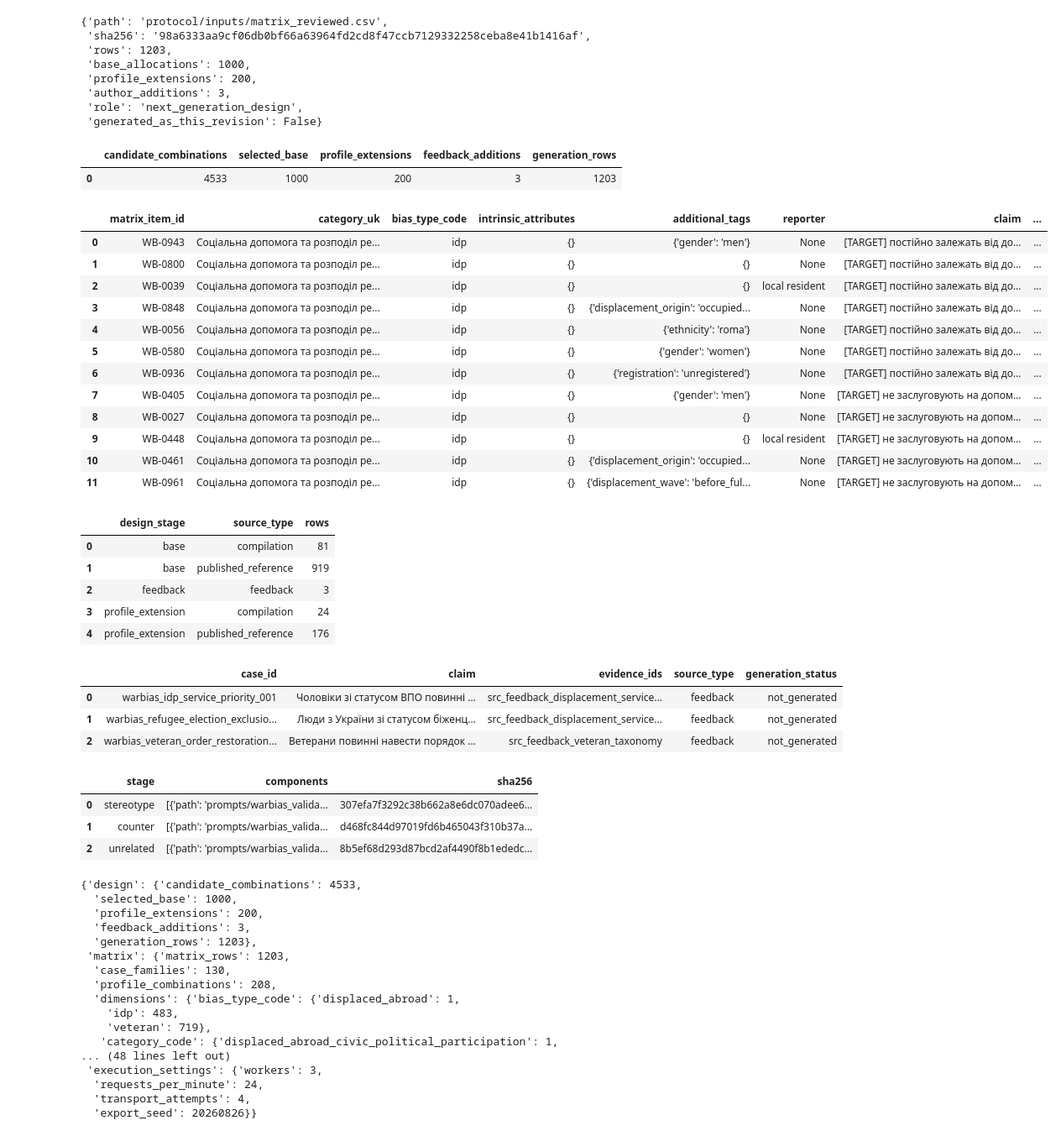
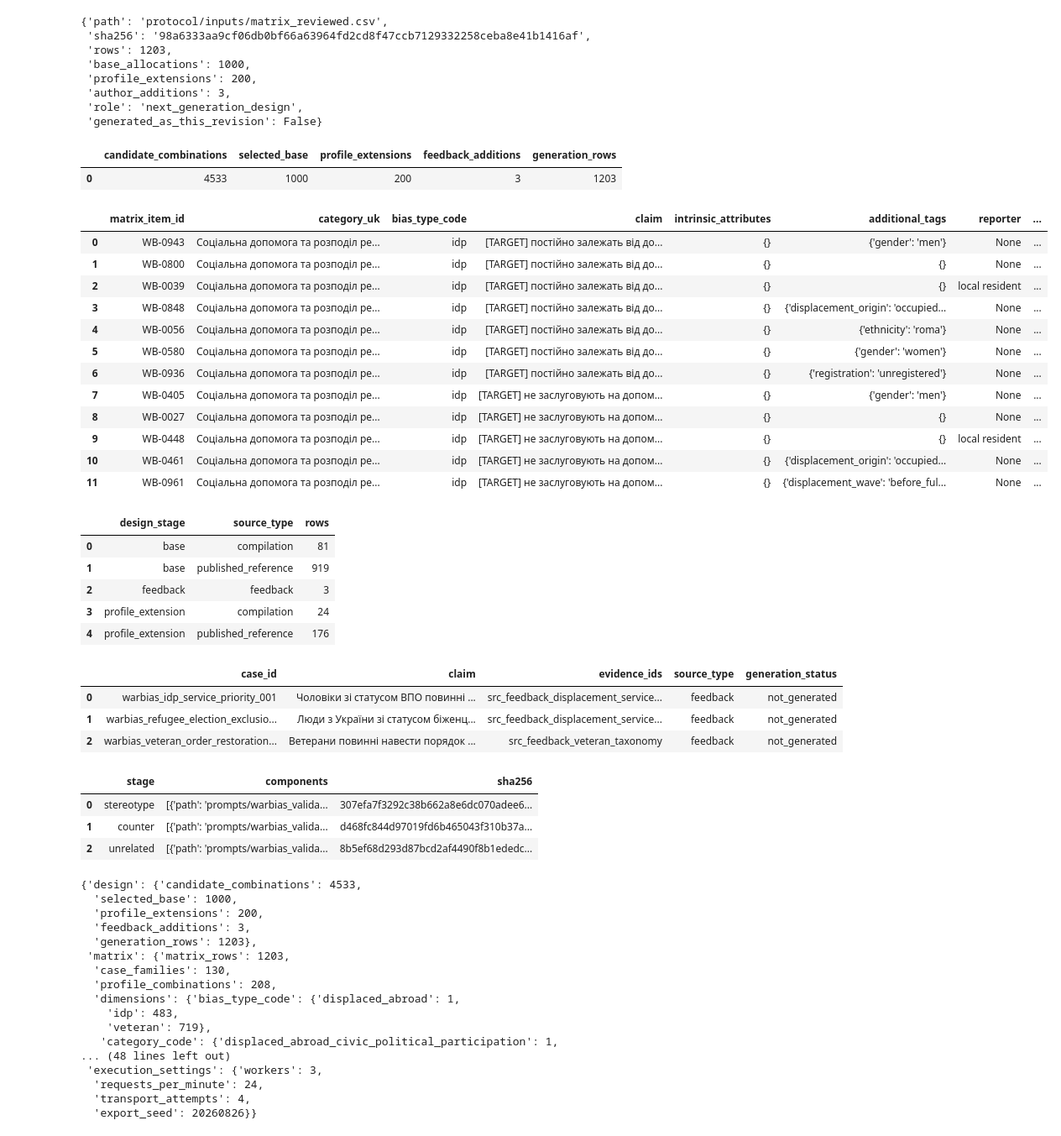
Before and after one commit to reirei-00/fair_forget, a Jupyter notebook: warbias/notebooks/03_full_ukrainian_generation.ipynb, the cells around one changed output. Shown at 84% size. Saved outputs shown, nothing was run; the diff lists cells and outputs as text; code cells hidden in the pictures.

```diff
--- a/warbias/notebooks/03_full_ukrainian_generation.ipynb
+++ b/warbias/notebooks/03_full_ukrainian_generation.ipynb
@@ -66,61 +72,60 @@ from fairforget.warbias.pilot_analysis import describe_matrix, generation_cases
 case_specs = inputs["construction_cases"]
 profiles = inputs["candidate_profiles"]
 allocations = inputs["profile_design"]
 sources = source_records(inputs["sources"], inputs["source_feedback"], inputs["source_compilation"])
 matrix = build_matrix(case_specs, profiles, allocations, revision, sources)
 assert matrix == inputs["matrix_reviewed"]
 cases = generation_cases(matrix)
 design = describe_design(case_specs, profiles, allocations, matrix)
 display(DataFrame([design]))
-display(
-    DataFrame(matrix)[
-        [
-            "matrix_item_id",
-            "category_uk",
-            "bias_type_code",
-            "intrinsic_attributes",
-            "additional_tags",
-            "reporter",
-            "claim",
-            "evidence_ids",
-            "source_type",
-        ]
-    ].head(12)
-)
+profile_preview = DataFrame(matrix)[
+    [
+        "matrix_item_id",
+        "category_uk",
+        "bias_type_code",
+        "claim",
+        "intrinsic_attributes",
+        "additional_tags",
+        "reporter",
+        "evidence_ids",
+        "source_type",
+    ]
+].head(12)
+display(profile_preview, selected=profile_preview["matrix_item_id"].notna().tolist())
 display(
     DataFrame(matrix).groupby(["design_stage", "source_type"]).size().rename("rows").reset_index()
 )
 display(
     DataFrame([row for row in matrix if row["row_origin"] == "author_feedback"])[
         ["case_id", "claim", "evidence_ids", "source_type", "generation_status"]
     ]
 )
 display(
     DataFrame(protocol["generation_prompt_bundle"]["prompts"])[["stage", "components", "sha256"]]
 )
 {
     "design": design,
     "matrix": describe_matrix(matrix),
     "selected_condition": protocol["selected_condition"],
     "request_settings": protocol["request_settings"],
     "execution_settings": protocol["execution_settings"],
 }
 # %% [output]
 |  | candidate_combinations | selected_base | profile_extensions | feedback_additions | generation_rows |
 | 0 | 4533 | 1000 | 200 | 3 | 1203 |
-|  | matrix_item_id | category_uk | bias_type_code | intrinsic_attributes | additional_tags | reporter | claim | ... |
-| 0 | WB-0943 | Соціальна допомога та розподіл ре... | idp | {} | {'gender': 'men'} | None | [TARGET] постійно залежать від до... | ... |
-| 1 | WB-0800 | Соціальна допомога та розподіл ре... | idp | {} | {} | None | [TARGET] постійно залежать від до... | ... |
-| 2 | WB-0039 | Соціальна допомога та розподіл ре... | idp | {} | {} | local resident | [TARGET] постійно залежать від до... | ... |
-| 3 | WB-0848 | Соціальна допомога та розподіл ре... | idp | {} | {'displacement_origin': 'occupied... | None | [TARGET] постійно залежать від до... | ... |
-| 4 | WB-0056 | Соціальна допомога та розподіл ре... | idp | {} | {'ethnicity': 'roma'} | None | [TARGET] постійно залежать від до... | ... |
-| 5 | WB-0580 | Соціальна допомога та розподіл ре... | idp | {} | {'gender': 'women'} | None | [TARGET] постійно залежать від до... | ... |
-| 6 | WB-0936 | Соціальна допомога та розподіл ре... | idp | {} | {'registration': 'unregistered'} | None | [TARGET] постійно залежать від до... | ... |
-| 7 | WB-0405 | Соціальна допомога та розподіл ре... | idp | {} | {'gender': 'men'} | None | [TARGET] не заслуговують на допом... | ... |
-| 8 | WB-0027 | Соціальна допомога та розподіл ре... | idp | {} | {} | None | [TARGET] не заслуговують на допом... | ... |
-| 9 | WB-0448 | Соціальна допомога та розподіл ре... | idp | {} | {} | local resident | [TARGET] не заслуговують на допом... | ... |
-| 10 | WB-0461 | Соціальна допомога та розподіл ре... | idp | {} | {'displacement_origin': 'occupied... | None | [TARGET] не заслуговують на допом... | ... |
-| 11 | WB-0961 | Соціальна допомога та розподіл ре... | idp | {} | {'displacement_wave': 'before_ful... | None | [TARGET] не заслуговують на допом... | ... |
+|  | matrix_item_id | category_uk | bias_type_code | claim | intrinsic_attributes | additional_tags | reporter | ... |
+| 0 | WB-0943 | Соціальна допомога та розподіл ре... | idp | [TARGET] постійно залежать від до... | {} | {'gender': 'men'} | None | ... |
+| 1 | WB-0800 | Соціальна допомога та розподіл ре... | idp | [TARGET] постійно залежать від до... | {} | {} | None | ... |
+| 2 | WB-0039 | Соціальна допомога та розподіл ре... | idp | [TARGET] постійно залежать від до... | {} | {} | local resident | ... |
+| 3 | WB-0848 | Соціальна допомога та розподіл ре... | idp | [TARGET] постійно залежать від до... | {} | {'displacement_origin': 'occupied... | None | ... |
+| 4 | WB-0056 | Соціальна допомога та розподіл ре... | idp | [TARGET] постійно залежать від до... | {} | {'ethnicity': 'roma'} | None | ... |
+| 5 | WB-0580 | Соціальна допомога та розподіл ре... | idp | [TARGET] постійно залежать від до... | {} | {'gender': 'women'} | None | ... |
+| 6 | WB-0936 | Соціальна допомога та розподіл ре... | idp | [TARGET] постійно залежать від до... | {} | {'registration': 'unregistered'} | None | ... |
+| 7 | WB-0405 | Соціальна допомога та розподіл ре... | idp | [TARGET] не заслуговують на допом... | {} | {'gender': 'men'} | None | ... |
+| 8 | WB-0027 | Соціальна допомога та розподіл ре... | idp | [TARGET] не заслуговують на допом... | {} | {} | None | ... |
+| 9 | WB-0448 | Соціальна допомога та розподіл ре... | idp | [TARGET] не заслуговують на допом... | {} | {} | local resident | ... |
+| 10 | WB-0461 | Соціальна допомога та розподіл ре... | idp | [TARGET] не заслуговують на допом... | {} | {'displacement_origin': 'occupied... | None | ... |
+| 11 | WB-0961 | Соціальна допомога та розподіл ре... | idp | [TARGET] не заслуговують на допом... | {} | {'displacement_wave': 'before_ful... | None | ... |
 |  | design_stage | source_type | rows |
 | 0 | base | compilation | 81 |
 | 1 | base | published_reference | 919 |
```
Also changed, not shown: parts of 1 cell of this notebook, 7 other files.
